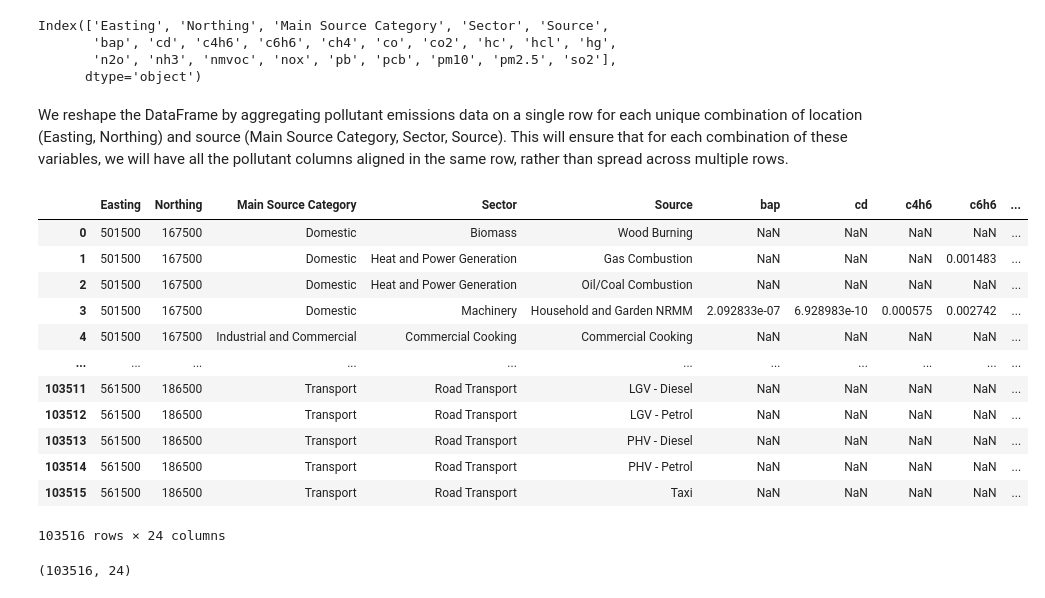
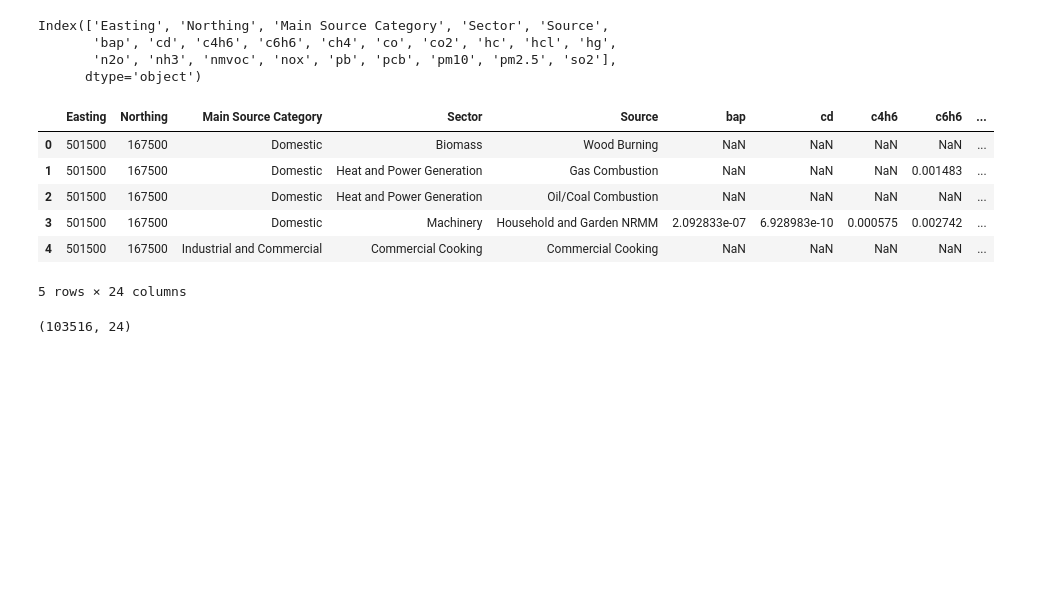
Before and after one commit to stefanopalu/MLendofmod_assignment, a Jupyter notebook: 2019LAEI_V2.ipynb, the cells around one changed output. Cells and saved outputs as stored; diff of their text form; code cells hidden in the pictures; blank space fills up the shorter version.

```diff
--- a/2019LAEI_V2.ipynb
+++ b/2019LAEI_V2.ipynb
@@ -135,31 +114,28 @@ Index(['Easting', 'Northing', 'Main Source Category', 'Sector', 'Source',
        'bap', 'cd', 'c4h6', 'c6h6', 'ch4', 'co', 'co2', 'hc', 'hcl', 'hg',
        'n2o', 'nh3', 'nmvoc', 'nox', 'pb', 'pcb', 'pm10', 'pm2.5', 'so2'],
       dtype='object')
-# %% [markdown]
-We reshape the DataFrame by aggregating pollutant emissions data on a single row for each unique combination of location (Easting, Northing) and source (Main Source Category, Sector, Source). This will ensure that for each combination of these variables, we will have all the pollutant columns aligned in the same row, rather than spread across multiple rows.
 # %%
+# Reshape the DataFrame by aggregating pollutant emissions data, ensuring each unique combination of location (Easting, Northing)
+# and source (Main Source Category, Sector, Source) has a single row with aligned pollutant columns
+
 main_columns = ['Easting', 'Northing','Main Source Category','Sector','Source']
+
 pollutant_columns = ['bap', 'cd', 'c4h6', 'c6h6', 'ch4', 'co', 'co2', 'hc', 'hcl', 'hg', 'n2o',
                      'nh3', 'nmvoc', 'nox', 'pb', 'pcb', 'pm10', 'pm2.5', 'so2']
+
 emissions2019_df = emissions2019_df.groupby(main_columns, as_index=False).agg(
     {col: 'first' for col in pollutant_columns}
 )
 
-emissions2019_df
+emissions2019_df.head()
 # %% [output]
 |  | Easting | Northing | Main Source Category | Sector | Source | bap | cd | c4h6 | c6h6 | ... |
 | 0 | 501500 | 167500 | Domestic | Biomass | Wood Burning | NaN | NaN | NaN | NaN | ... |
 | 1 | 501500 | 167500 | Domestic | Heat and Power Generation | Gas Combustion | NaN | NaN | NaN | 0.001483 | ... |
 | 2 | 501500 | 167500 | Domestic | Heat and Power Generation | Oil/Coal Combustion | NaN | NaN | NaN | NaN | ... |
 | 3 | 501500 | 167500 | Domestic | Machinery | Household and Garden NRMM | 2.092833e-07 | 6.928983e-10 | 0.000575 | 0.002742 | ... |
 | 4 | 501500 | 167500 | Industrial and Commercial | Commercial Cooking | Commercial Cooking | NaN | NaN | NaN | NaN | ... |
-| ... | ... | ... | ... | ... | ... | ... | ... | ... | ... | ... |
-| 103511 | 561500 | 186500 | Transport | Road Transport | LGV - Diesel | NaN | NaN | NaN | NaN | ... |
-| 103512 | 561500 | 186500 | Transport | Road Transport | LGV - Petrol | NaN | NaN | NaN | NaN | ... |
-| 103513 | 561500 | 186500 | Transport | Road Transport | PHV - Diesel | NaN | NaN | NaN | NaN | ... |
-| 103514 | 561500 | 186500 | Transport | Road Transport | PHV - Petrol | NaN | NaN | NaN | NaN | ... |
-| 103515 | 561500 | 186500 | Transport | Road Transport | Taxi | NaN | NaN | NaN | NaN | ... |
-103516 rows × 24 columns
+5 rows × 24 columns
 # %%
 emissions2019_df.shape
 # %% [output]
```
Also changed, not shown: parts of 59 cells of this notebook.
